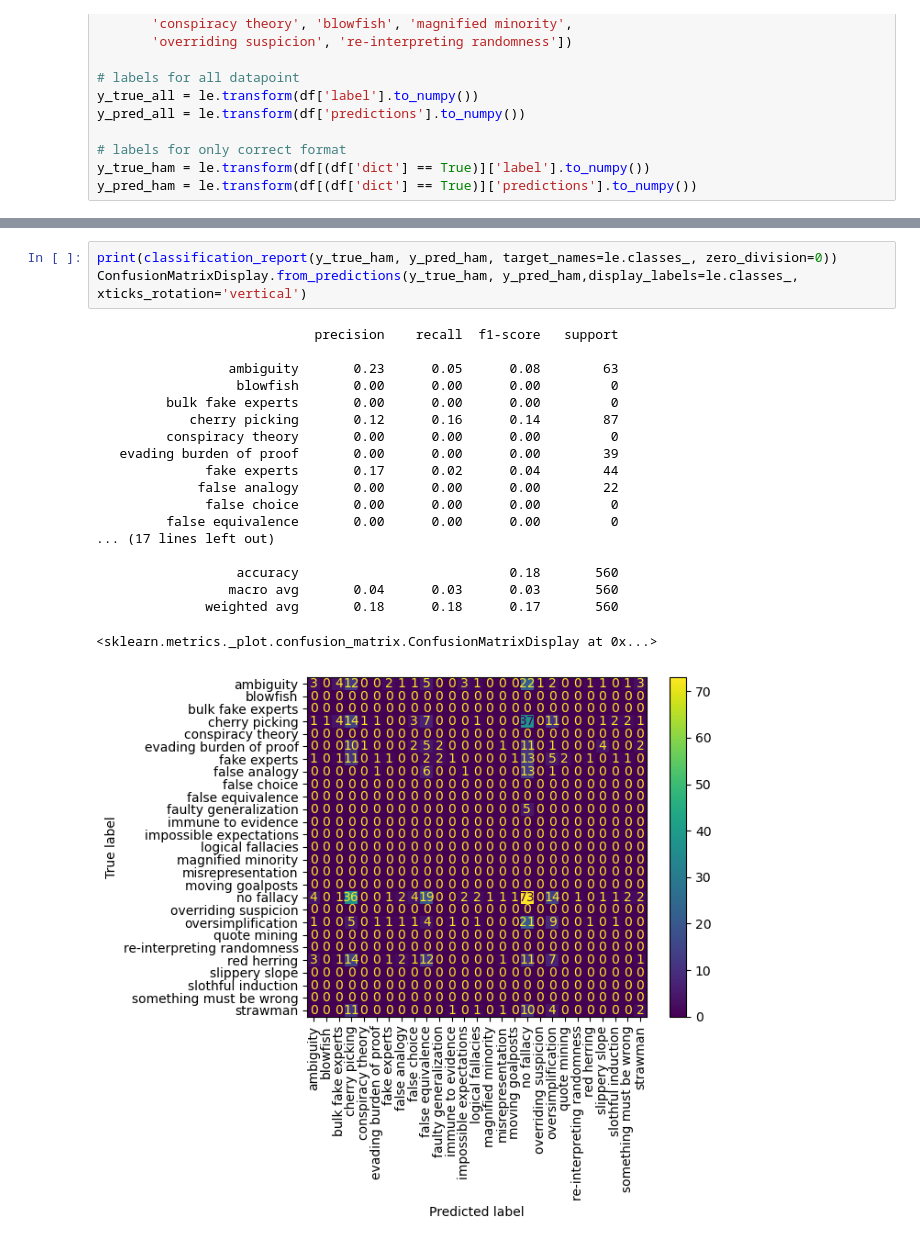
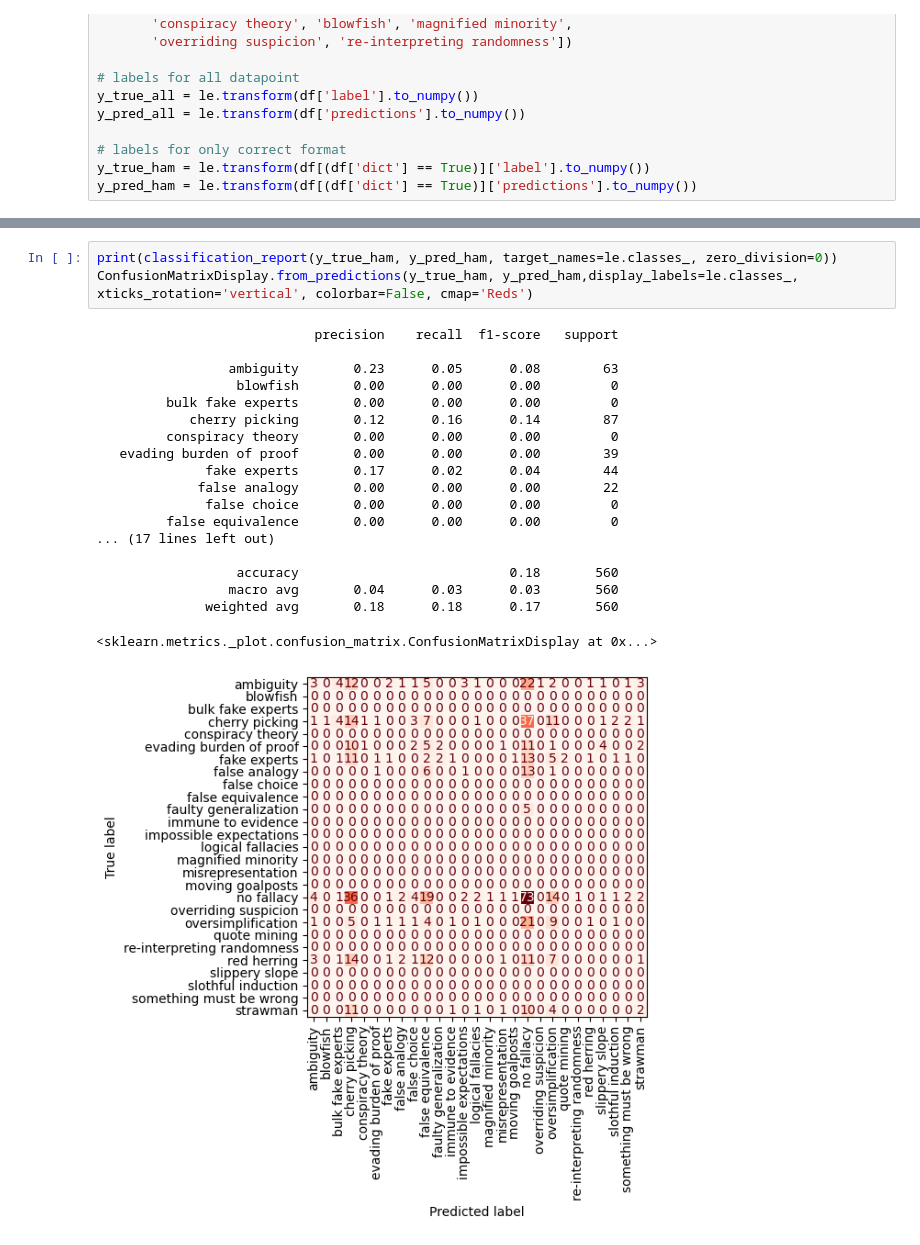
Before and after one commit to fzanart/GenerativeDebunking, a Jupyter notebook: Predictions.ipynb, the cells around one changed output, grey strips where cells are left out. Drawn from its saved outputs; the diff is of its cells as text.

```diff
--- a/Predictions.ipynb
+++ b/Predictions.ipynb
@@ -360,26 +360,26 @@ ConfusionMatrixDisplay.from_predictions(y_true_all, y_pred_all,display_labels=le
 # %%
 print(classification_report(y_true_ham, y_pred_ham, target_names=le.classes_, zero_division=0))
-ConfusionMatrixDisplay.from_predictions(y_true_ham, y_pred_ham,display_labels=le.classes_, xticks_rotation='vertical')
+ConfusionMatrixDisplay.from_predictions(y_true_ham, y_pred_ham,display_labels=le.classes_, xticks_rotation='vertical', colorbar=False, cmap='Reds')
 # %% [output]
                             precision    recall  f1-score   support
 
                  ambiguity       0.23      0.05      0.08        63
                   blowfish       0.00      0.00      0.00         0
          bulk fake experts       0.00      0.00      0.00         0
             cherry picking       0.12      0.16      0.14        87
          conspiracy theory       0.00      0.00      0.00         0
    evading burden of proof       0.00      0.00      0.00        39
               fake experts       0.17      0.02      0.04        44
              false analogy       0.00      0.00      0.00        22
               false choice       0.00      0.00      0.00         0
          false equivalence       0.00      0.00      0.00         0
 ... (17 lines left out)
 
                   accuracy                           0.18       560
                  macro avg       0.04      0.03      0.03       560
               weighted avg       0.18      0.18      0.17       560
 <sklearn.metrics._plot.confusion_matrix.ConfusionMatrixDisplay at 0x...>
-[figure, old version]
+[figure, new version]
 # %%
 # labels for only correct format & excluding no fallacy
 le = preprocessing.LabelEncoder()
```
Also changed, not shown: parts of 3 cells of this notebook, 5 other files.
